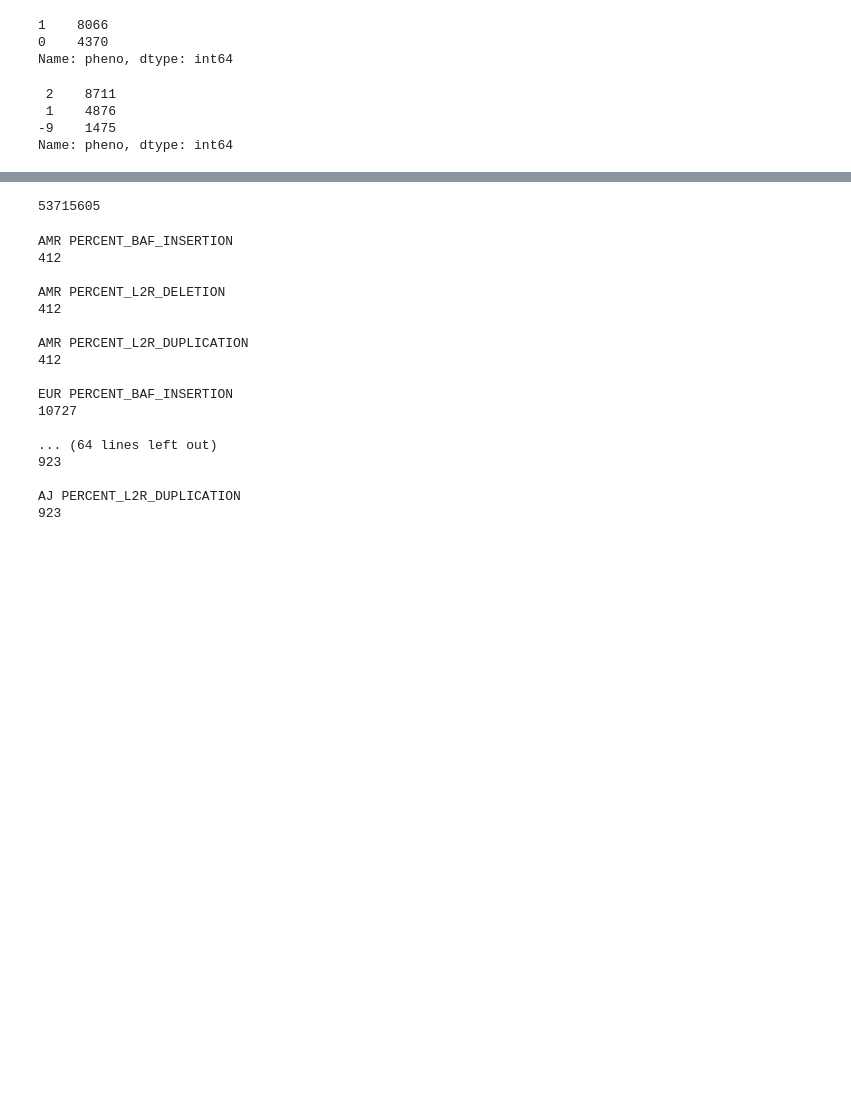
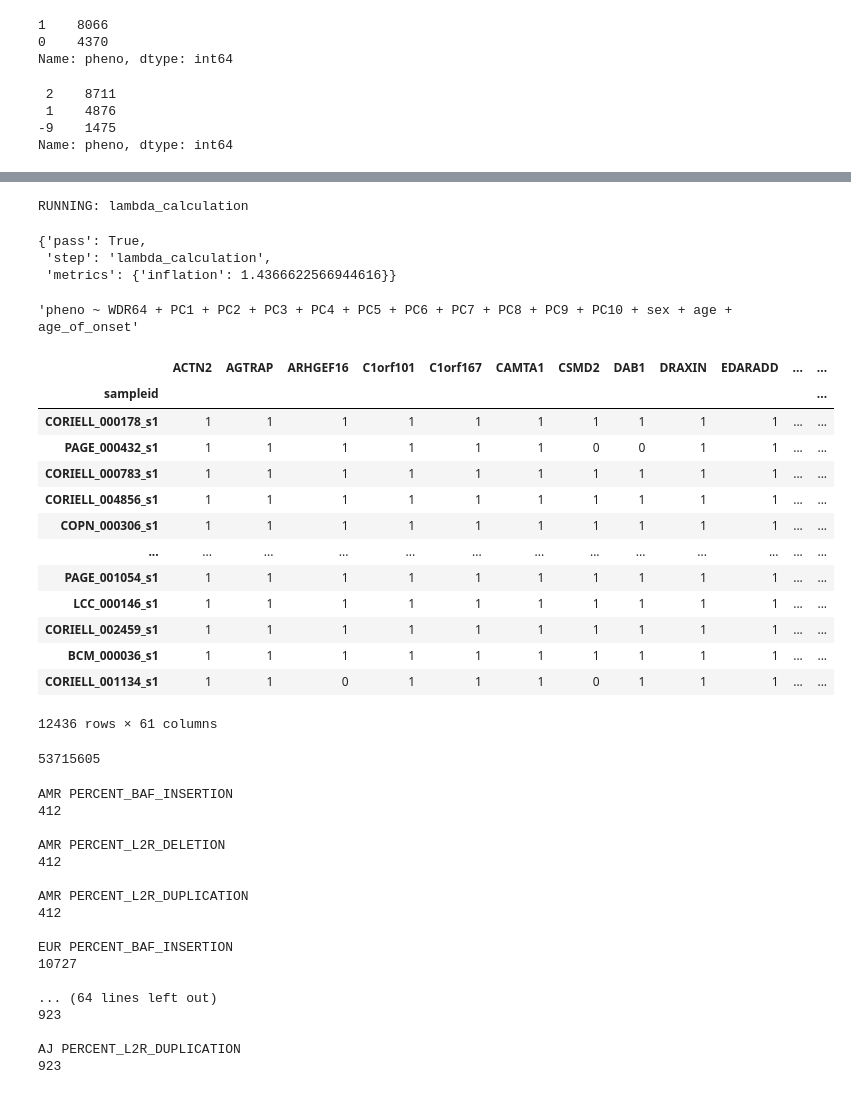
Before and after one commit to dvitale199/CNVs, a Jupyter notebook: GP2_CNVs.ipynb, the cells around one changed output, grey strips where cells are left out. Drawn from its saved outputs; the diff is of its cells as text; code cells hidden in the pictures; blank space fills up the shorter version.

```diff
--- a/GP2_CNVs.ipynb
+++ b/GP2_CNVs.ipynb
@@ -251,15 +368,18 @@ and
 /data/GP2/raw_genotypes/cnvs/release4/GP2_round4_JAN_24_2023_AFR_clean_pcs.eigenvec
 .
 # %%
+total_sample_n = 0
 for label in ancestry_labels:
 # for label in ['EUR']:
     out_name = f'GP2_round4_JAN_24_2023_{label}'
-    out_path = f'{cnv_path}/{out_name}'
+    out_path = f'{cnv_path}/genotypes/{out_name}'
     fam = pd.read_csv(f'{out_path}_clean.fam', sep='\s+', header=None, names=['fid','iid','pat','mat','sex','pheno'])
     pheno_counts = fam.pheno.value_counts()
     ncases = pheno_counts[2]
     ncontrols = pheno_counts[1]
+    ntotal = ncases + ncontrols
+    total_sample_n += ntotal
     nsnps = !cat {out_path}_clean.bim | wc -l
-    print(f'{label} | n_cases: {ncases} | n_controls: {ncontrols} | n_snps: {int(nsnps[0])}')
+    print(f'{label} | total_n: {ntotal} | n_cases: {ncases} | n_controls: {ncontrols} | n_snps: {int(nsnps[0])}')
     print()
 # %% [output]
@@ -465,3 +900,38 @@ Name: pheno, dtype: int64
+# %%
+from GWAS.gwas import calculate_inflation
+# pheno_df = pd.read_csv(f'{cnv_path}/GP2_EUR_chr1_{cnv_type}.pheno', sep='\t', engine='python')
+ncontrols = pheno_df.pheno.value_counts()[0]
+ncases = pheno_df.pheno.value_counts()[1]
+
+infl = calculate_inflation(output.P_VAL, normalize=True, ncases=ncases, ncontrols=ncontrols)
+infl
+# %% [output]
+RUNNING: lambda_calculation
+{'pass': True,
+ 'step': 'lambda_calculation',
+ 'metrics': {'inflation': 1.4366622566944616}}
+# %%
+formula
+# %% [output]
+'pheno ~ WDR64 + PC1 + PC2 + PC3 + PC4 + PC5 + PC6 + PC7 + PC8 + PC9 + PC10 + sex + age + age_of_onset'
+# %%
+
+data_df_final
+# %% [output]
+|  | ACTN2 | AGTRAP | ARHGEF16 | C1orf101 | C1orf167 | CAMTA1 | CSMD2 | DAB1 | DRAXIN | EDARADD | ... | ... |
+| sampleid |  |  |  |  |  |  |  |  |  |  |  | ... |
+| CORIELL_000178_s1 | 1 | 1 | 1 | 1 | 1 | 1 | 1 | 1 | 1 | 1 | ... | ... |
+| PAGE_000432_s1 | 1 | 1 | 1 | 1 | 1 | 1 | 0 | 0 | 1 | 1 | ... | ... |
+| CORIELL_000783_s1 | 1 | 1 | 1 | 1 | 1 | 1 | 1 | 1 | 1 | 1 | ... | ... |
+| CORIELL_004856_s1 | 1 | 1 | 1 | 1 | 1 | 1 | 1 | 1 | 1 | 1 | ... | ... |
+| COPN_000306_s1 | 1 | 1 | 1 | 1 | 1 | 1 | 1 | 1 | 1 | 1 | ... | ... |
+| ... | ... | ... | ... | ... | ... | ... | ... | ... | ... | ... | ... | ... |
+| PAGE_001054_s1 | 1 | 1 | 1 | 1 | 1 | 1 | 1 | 1 | 1 | 1 | ... | ... |
+| LCC_000146_s1 | 1 | 1 | 1 | 1 | 1 | 1 | 1 | 1 | 1 | 1 | ... | ... |
+| CORIELL_002459_s1 | 1 | 1 | 1 | 1 | 1 | 1 | 1 | 1 | 1 | 1 | ... | ... |
+| BCM_000036_s1 | 1 | 1 | 1 | 1 | 1 | 1 | 1 | 1 | 1 | 1 | ... | ... |
+| CORIELL_001134_s1 | 1 | 1 | 0 | 1 | 1 | 1 | 0 | 1 | 1 | 1 | ... | ... |
+12436 rows × 61 columns
 # %%
 # output final release samples
 cnv_out_path = '/data/CARD/PD/GP2/genotypes/GP2/round3/GP2_cnvs'
```
Also changed, not shown: parts of 33 cells of this notebook, 4 other files.
